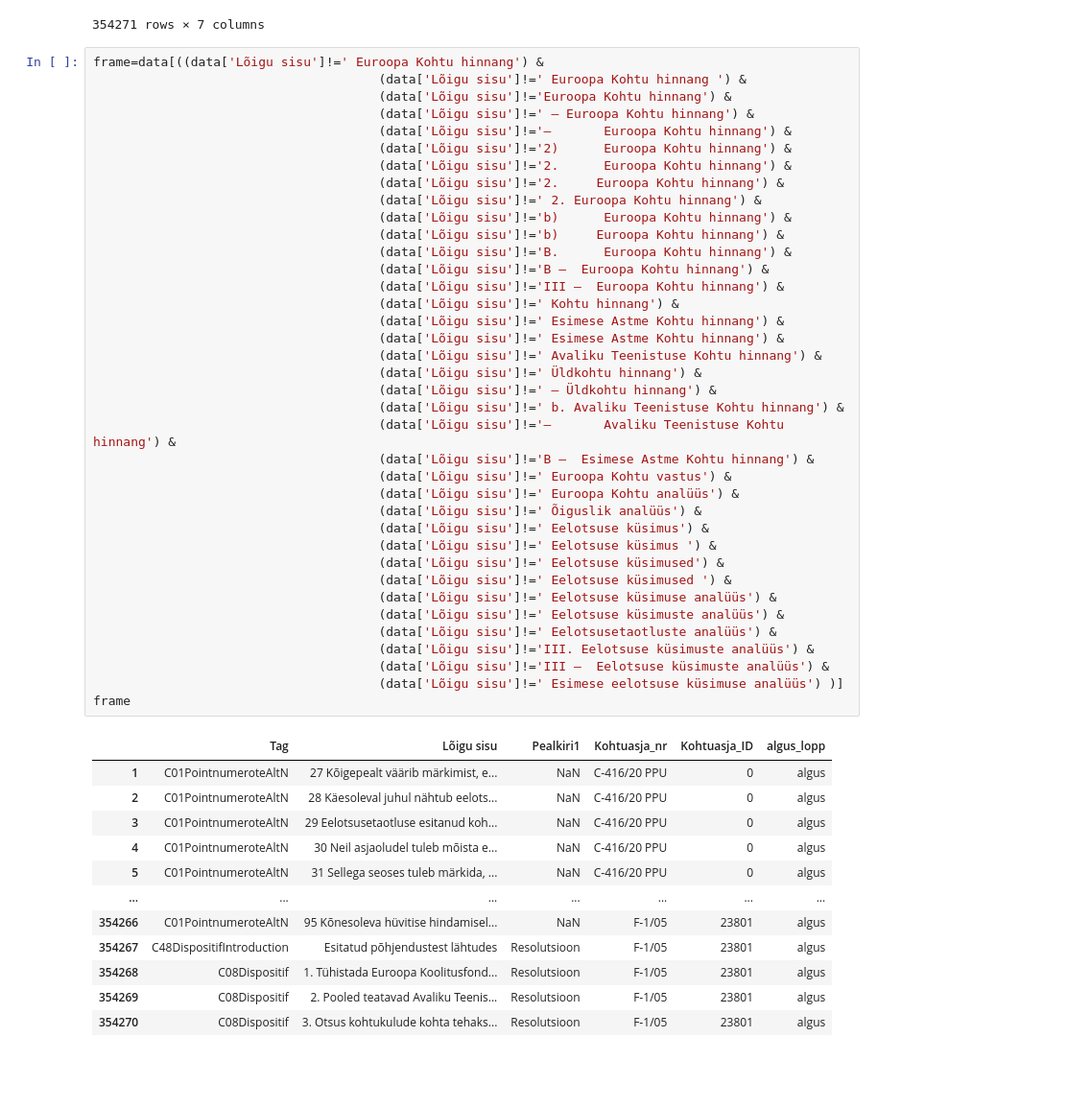
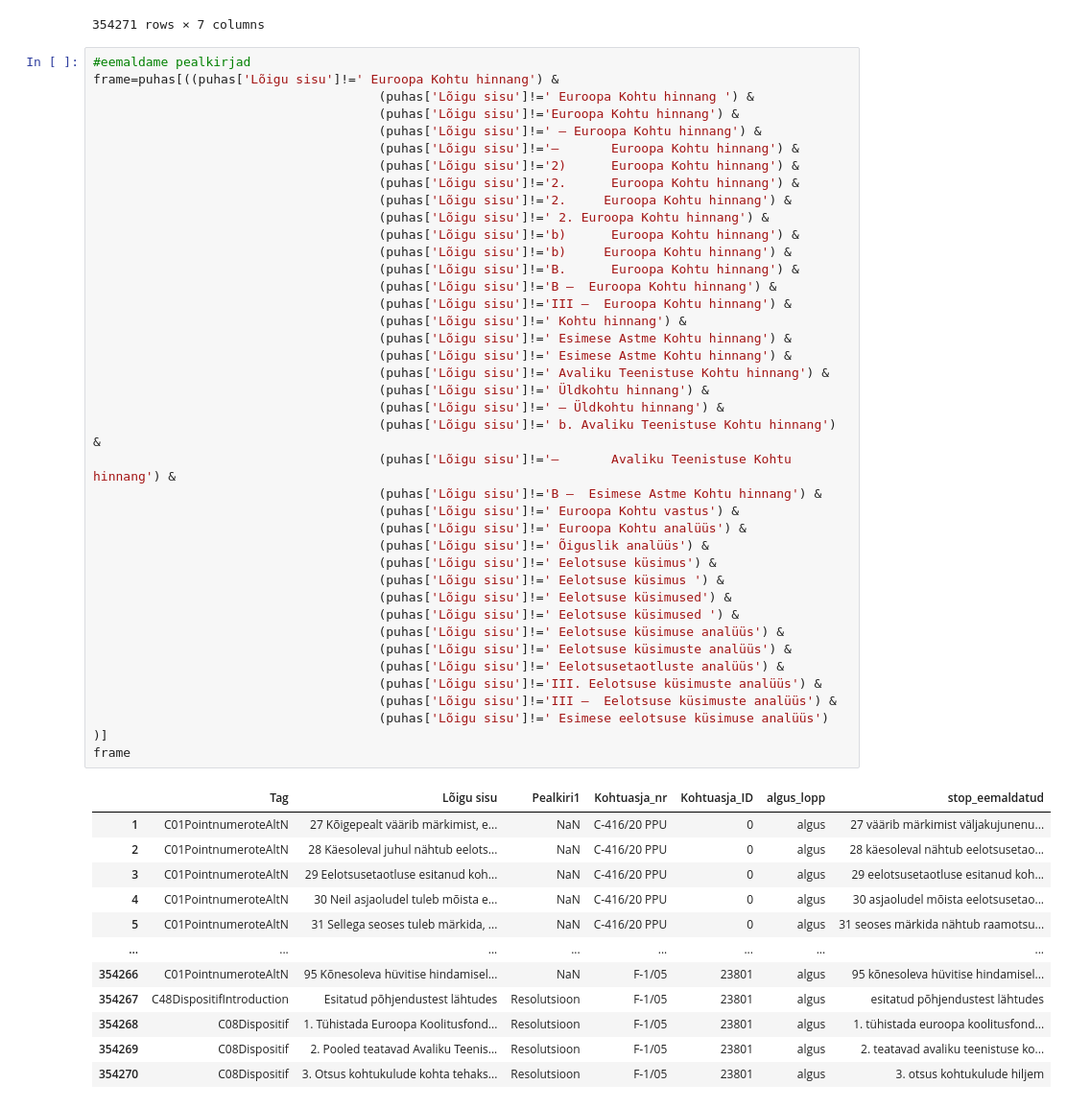
Before and after one commit to sirleor/Mag.-tooks, a Jupyter notebook: Mag.too puhas kood/7. Eemalda_stop_sõnad.ipynb, the cells around one changed output. Shown: that part at 96% size. Saved outputs shown, nothing was run; the diff lists cells and outputs as text; blank space fills up the shorter version.

```diff
--- a/Mag.too puhas kood/7. Eemalda_stop_sõnad.ipynb
+++ b/Mag.too puhas kood/7. Eemalda_stop_sõnad.ipynb
@@ -108,53 +108,54 @@ puhas
 | 354270 | C08Dispositif | 3. Otsus kohtukulude kohta tehaks... | Resolutsioon | F‑1/05 | 23801 | algus | 3. otsus kohtukulude hiljem |
 354271 rows × 7 columns
 # %%
-frame=data[((data['Lõigu sisu']!=' Euroopa Kohtu hinnang') &
-                                      (data['Lõigu sisu']!=' Euroopa Kohtu hinnang ') &
-                                      (data['Lõigu sisu']!='Euroopa Kohtu hinnang') &
-                                      (data['Lõigu sisu']!=' – Euroopa Kohtu hinnang') &
-                                      (data['Lõigu sisu']!='–       Euroopa Kohtu hinnang') &
-                                      (data['Lõigu sisu']!='2)      Euroopa Kohtu hinnang') &
-                                      (data['Lõigu sisu']!='2.      Euroopa Kohtu hinnang') &
-                                      (data['Lõigu sisu']!='2.     Euroopa Kohtu hinnang') &
-                                      (data['Lõigu sisu']!=' 2. Euroopa Kohtu hinnang') &
-                                      (data['Lõigu sisu']!='b)      Euroopa Kohtu hinnang') &
-                                      (data['Lõigu sisu']!='b)     Euroopa Kohtu hinnang') &
-                                      (data['Lõigu sisu']!='B.      Euroopa Kohtu hinnang') &
-                                      (data['Lõigu sisu']!='B –  Euroopa Kohtu hinnang') &
-                                      (data['Lõigu sisu']!='III –  Euroopa Kohtu hinnang') &
-                                      (data['Lõigu sisu']!=' Kohtu hinnang') &
-                                      (data['Lõigu sisu']!=' Esimese Astme Kohtu hinnang') &
-                                      (data['Lõigu sisu']!=' Esimese Astme Kohtu hinnang') &
-                                      (data['Lõigu sisu']!=' Avaliku Teenistuse Kohtu hinnang') &
-                                      (data['Lõigu sisu']!=' Üldkohtu hinnang') &
-                                      (data['Lõigu sisu']!=' – Üldkohtu hinnang') &
-                                      (data['Lõigu sisu']!=' b. Avaliku Teenistuse Kohtu hinnang') &
-                                      (data['Lõigu sisu']!='–       Avaliku Teenistuse Kohtu hinnang') &
-                                      (data['Lõigu sisu']!='B –  Esimese Astme Kohtu hinnang') &
-                                      (data['Lõigu sisu']!=' Euroopa Kohtu vastus') &
-                                      (data['Lõigu sisu']!=' Euroopa Kohtu analüüs') &
-                                      (data['Lõigu sisu']!=' Õiguslik analüüs') &
-                                      (data['Lõigu sisu']!=' Eelotsuse küsimus') &
-                                      (data['Lõigu sisu']!=' Eelotsuse küsimus ') &
-                                      (data['Lõigu sisu']!=' Eelotsuse küsimused') &
-                                      (data['Lõigu sisu']!=' Eelotsuse küsimused ') &
-                                      (data['Lõigu sisu']!=' Eelotsuse küsimuse analüüs') &
-                                      (data['Lõigu sisu']!=' Eelotsuse küsimuste analüüs') &
-                                      (data['Lõigu sisu']!=' Eelotsusetaotluste analüüs') &
-                                      (data['Lõigu sisu']!='III. Eelotsuse küsimuste analüüs') &
-                                      (data['Lõigu sisu']!='III –  Eelotsuse küsimuste analüüs') &
-                                      (data['Lõigu sisu']!=' Esimese eelotsuse küsimuse analüüs') )]
+#eemaldame pealkirjad
+frame=puhas[((puhas['Lõigu sisu']!=' Euroopa Kohtu hinnang') &
+                                      (puhas['Lõigu sisu']!=' Euroopa Kohtu hinnang ') &
+                                      (puhas['Lõigu sisu']!='Euroopa Kohtu hinnang') &
+                                      (puhas['Lõigu sisu']!=' – Euroopa Kohtu hinnang') &
+                                      (puhas['Lõigu sisu']!='–       Euroopa Kohtu hinnang') &
+                                      (puhas['Lõigu sisu']!='2)      Euroopa Kohtu hinnang') &
+                                      (puhas['Lõigu sisu']!='2.      Euroopa Kohtu hinnang') &
+                                      (puhas['Lõigu sisu']!='2.     Euroopa Kohtu hinnang') &
+                                      (puhas['Lõigu sisu']!=' 2. Euroopa Kohtu hinnang') &
+                                      (puhas['Lõigu sisu']!='b)      Euroopa Kohtu hinnang') &
+                                      (puhas['Lõigu sisu']!='b)     Euroopa Kohtu hinnang') &
+                                      (puhas['Lõigu sisu']!='B.      Euroopa Kohtu hinnang') &
+                                      (puhas['Lõigu sisu']!='B –  Euroopa Kohtu hinnang') &
+                                      (puhas['Lõigu sisu']!='III –  Euroopa Kohtu hinnang') &
+                                      (puhas['Lõigu sisu']!=' Kohtu hinnang') &
+                                      (puhas['Lõigu sisu']!=' Esimese Astme Kohtu hinnang') &
+                                      (puhas['Lõigu sisu']!=' Esimese Astme Kohtu hinnang') &
+                                      (puhas['Lõigu sisu']!=' Avaliku Teenistuse Kohtu hinnang') &
+                                      (puhas['Lõigu sisu']!=' Üldkohtu hinnang') &
+                                      (puhas['Lõigu sisu']!=' – Üldkohtu hinnang') &
+                                      (puhas['Lõigu sisu']!=' b. Avaliku Teenistuse Kohtu hinnang') &
+                                      (puhas['Lõigu sisu']!='–       Avaliku Teenistuse Kohtu hinnang') &
+                                      (puhas['Lõigu sisu']!='B –  Esimese Astme Kohtu hinnang') &
+                                      (puhas['Lõigu sisu']!=' Euroopa Kohtu vastus') &
+                                      (puhas['Lõigu sisu']!=' Euroopa Kohtu analüüs') &
+                                      (puhas['Lõigu sisu']!=' Õiguslik analüüs') &
+                                      (puhas['Lõigu sisu']!=' Eelotsuse küsimus') &
+                                      (puhas['Lõigu sisu']!=' Eelotsuse küsimus ') &
+                                      (puhas['Lõigu sisu']!=' Eelotsuse küsimused') &
+                                      (puhas['Lõigu sisu']!=' Eelotsuse küsimused ') &
+                                      (puhas['Lõigu sisu']!=' Eelotsuse küsimuse analüüs') &
+                                      (puhas['Lõigu sisu']!=' Eelotsuse küsimuste analüüs') &
+                                      (puhas['Lõigu sisu']!=' Eelotsusetaotluste analüüs') &
+                                      (puhas['Lõigu sisu']!='III. Eelotsuse küsimuste analüüs') &
+                                      (puhas['Lõigu sisu']!='III –  Eelotsuse küsimuste analüüs') &
+                                      (puhas['Lõigu sisu']!=' Esimese eelotsuse küsimuse analüüs') )]
 frame
 # %% [output]
-|  | Tag | Lõigu sisu | Pealkiri1 | Kohtuasja_nr | Kohtuasja_ID | algus_lopp |
-| 1 | C01PointnumeroteAltN | 27 Kõigepealt väärib märkimist, e... | NaN | C‑416/20 PPU | 0 | algus |
-| 2 | C01PointnumeroteAltN | 28 Käesoleval juhul nähtub eelots... | NaN | C‑416/20 PPU | 0 | algus |
-| 3 | C01PointnumeroteAltN | 29 Eelotsusetaotluse esitanud koh... | NaN | C‑416/20 PPU | 0 | algus |
-| 4 | C01PointnumeroteAltN | 30 Neil asjaoludel tuleb mõista e... | NaN | C‑416/20 PPU | 0 | algus |
-| 5 | C01PointnumeroteAltN | 31 Sellega seoses tuleb märkida, ... | NaN | C‑416/20 PPU | 0 | algus |
-| ... | ... | ... | ... | ... | ... | ... |
-| 354266 | C01PointnumeroteAltN | 95 Kõnesoleva hüvitise hindamisel... | NaN | F‑1/05 | 23801 | algus |
-| 354267 | C48DispositifIntroduction | Esitatud põhjendustest lähtudes | Resolutsioon | F‑1/05 | 23801 | algus |
-| 354268 | C08Dispositif | 1. Tühistada Euroopa Koolitusfond... | Resolutsioon | F‑1/05 | 23801 | algus |
-| 354269 | C08Dispositif | 2. Pooled teatavad Avaliku Teenis... | Resolutsioon | F‑1/05 | 23801 | algus |
-| 354270 | C08Dispositif | 3. Otsus kohtukulude kohta tehaks... | Resolutsioon | F‑1/05 | 23801 | algus |
+|  | Tag | Lõigu sisu | Pealkiri1 | Kohtuasja_nr | Kohtuasja_ID | algus_lopp | stop_eemaldatud |
+| 1 | C01PointnumeroteAltN | 27 Kõigepealt väärib märkimist, e... | NaN | C‑416/20 PPU | 0 | algus | 27 väärib märkimist väljakujunenu... |
+| 2 | C01PointnumeroteAltN | 28 Käesoleval juhul nähtub eelots... | NaN | C‑416/20 PPU | 0 | algus | 28 käesoleval nähtub eelotsusetao... |
+| 3 | C01PointnumeroteAltN | 29 Eelotsusetaotluse esitanud koh... | NaN | C‑416/20 PPU | 0 | algus | 29 eelotsusetaotluse esitanud koh... |
+| 4 | C01PointnumeroteAltN | 30 Neil asjaoludel tuleb mõista e... | NaN | C‑416/20 PPU | 0 | algus | 30 asjaoludel mõista eelotsusetao... |
+| 5 | C01PointnumeroteAltN | 31 Sellega seoses tuleb märkida, ... | NaN | C‑416/20 PPU | 0 | algus | 31 seoses märkida nähtub raamotsu... |
+| ... | ... | ... | ... | ... | ... | ... | ... |
+| 354266 | C01PointnumeroteAltN | 95 Kõnesoleva hüvitise hindamisel... | NaN | F‑1/05 | 23801 | algus | 95 kõnesoleva hüvitise hindamisel... |
+| 354267 | C48DispositifIntroduction | Esitatud põhjendustest lähtudes | Resolutsioon | F‑1/05 | 23801 | algus | esitatud põhjendustest lähtudes |
+| 354268 | C08Dispositif | 1. Tühistada Euroopa Koolitusfond... | Resolutsioon | F‑1/05 | 23801 | algus | 1. tühistada euroopa koolitusfond... |
+| 354269 | C08Dispositif | 2. Pooled teatavad Avaliku Teenis... | Resolutsioon | F‑1/05 | 23801 | algus | 2. teatavad avaliku teenistuse ko... |
+| 354270 | C08Dispositif | 3. Otsus kohtukulude kohta tehaks... | Resolutsioon | F‑1/05 | 23801 | algus | 3. otsus kohtukulude hiljem |
```
Also changed, not shown: parts of 8 cells of this notebook, 4 other files.
